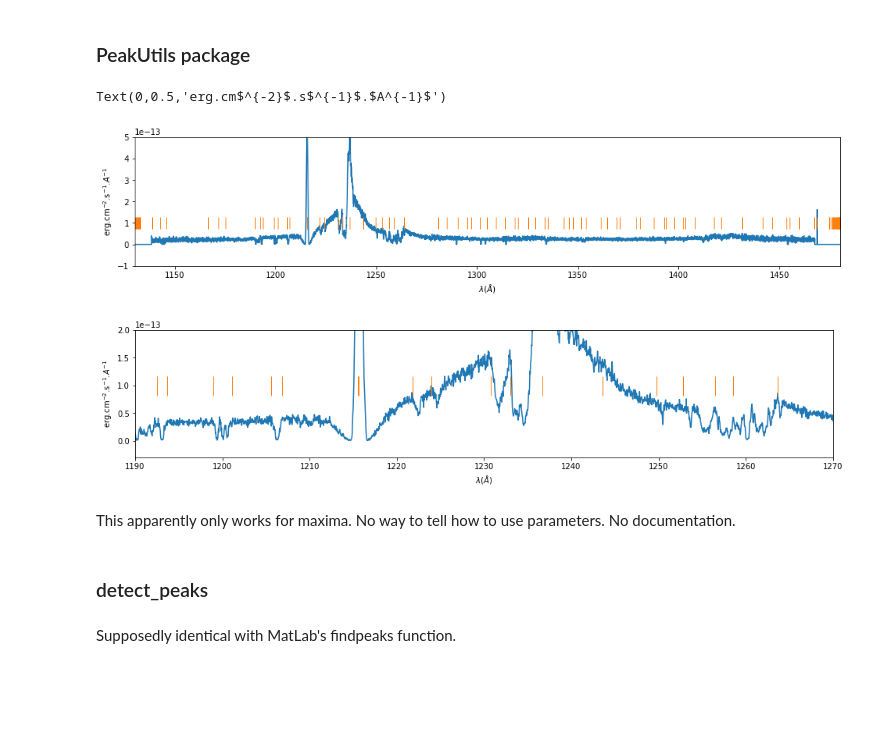
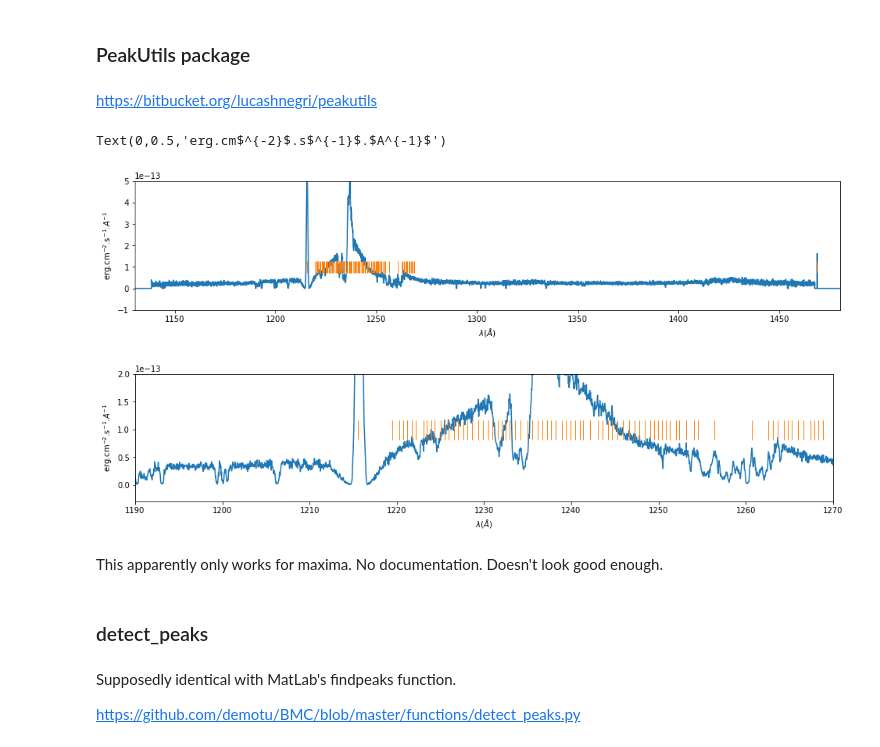
Before and after one commit to ibusko/experiments_specviz, a Jupyter notebook: experiment_feature_detection.ipynb, the cells around one changed output. Drawn from its saved outputs; the diff is of its cells as text; code cells hidden in the pictures; blank space fills up the shorter version.

```diff
--- a/experiment_feature_detection.ipynb
+++ b/experiment_feature_detection.ipynb
@@ -415,36 +416,41 @@ Text(0,0.5,'erg.cm$^{-2}$.s$^{-1}$.$A^{-1}$')
 This only works for maxima. Again, no way to tell which is the optimal smoothing.
 # %% [markdown]
 <h3>PeakUtils package</h3>
+# %% [markdown]
+https://bitbucket.org/lucashnegri/peakutils
 # %%
 import peakutils
 
-peaks = peakutils.indexes(flux, thres=0.5, min_dist=100)
+peaks = peakutils.indexes(flux, thres=0.1, min_dist=10)
 
+markers = np.full(flux.shape, -100.)
 markers[peaks] = 1.e-13
 
 plt.figure(figsize=SIZE)
 plt.plot(wave, flux)
 plt.plot(wave, markers, '|', markersize=15)
 plt.axis([xmin, xmax, -1.e-13, 5.e-13])
 plt.xlabel(x_label)
 plt.ylabel(y_label)
 
 plt.figure(figsize=SIZE)
 plt.plot(wave, flux)
 plt.plot(wave, markers, '|', markersize=25)
 plt.axis([1190., 1270., -0.3e-13, 2.e-13])
 plt.xlabel(x_label)
 plt.ylabel(y_label)
 # %% [output]
 Text(0,0.5,'erg.cm$^{-2}$.s$^{-1}$.$A^{-1}$')
-[figure, old version]
+[figure, new version]
-[figure, old version]
+[figure, new version]
 # %% [markdown]
-This apparently only works for maxima. No way to tell how to use parameters. No documentation.
+This apparently only works for maxima. No documentation. Doesn't look good enough.
 # %% [markdown]
 <h3>detect_peaks</h3>
 # %% [markdown]
 Supposedly identical with MatLab's findpeaks function.
+
+https://github.com/demotu/BMC/blob/master/functions/detect_peaks.py
 # %%
 def detect_peaks(x, mph=None, mpd=1, threshold=0, edge='rising',
                  kpsh=False, valley=False, show=False, ax=None):
```
Also changed, not shown: parts of 12 cells of this notebook.
